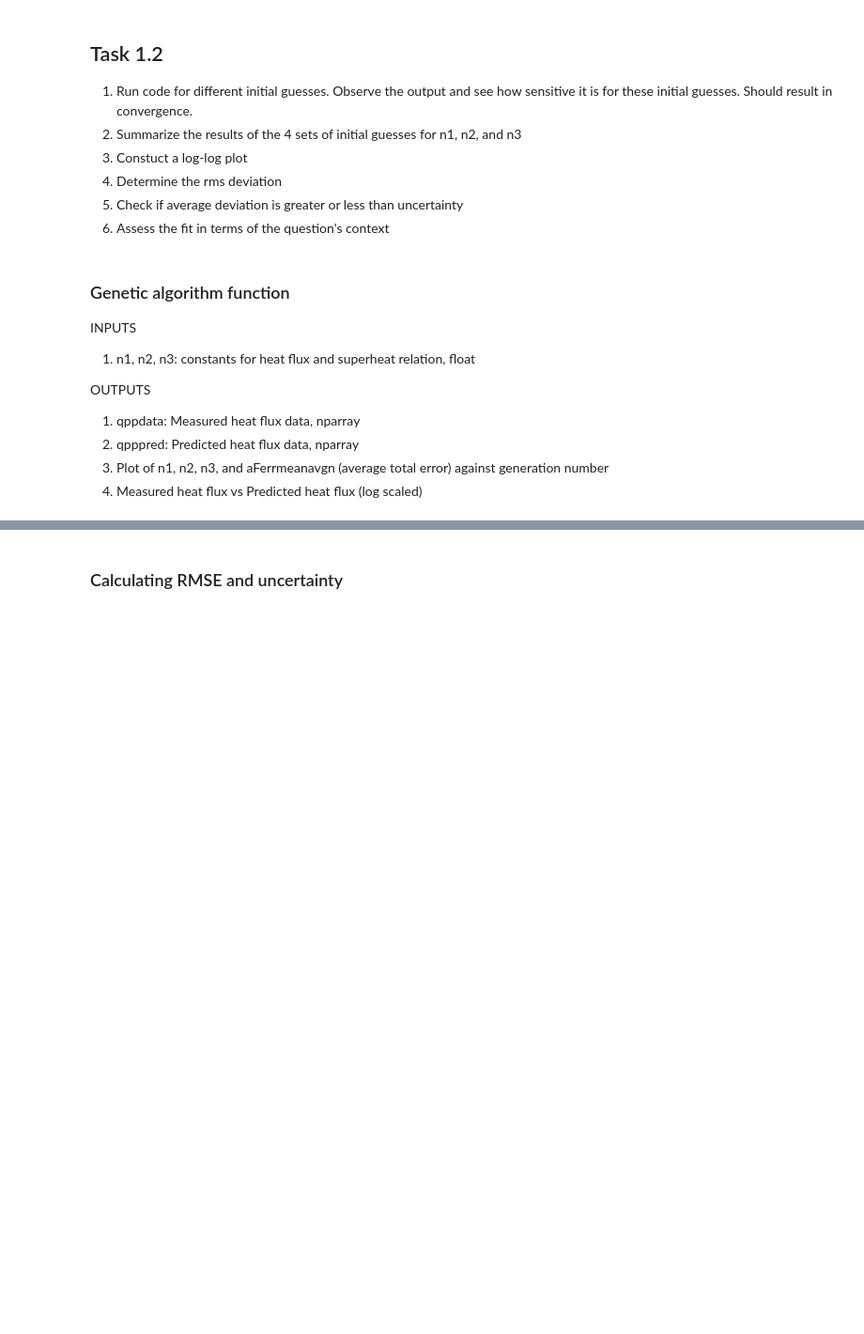
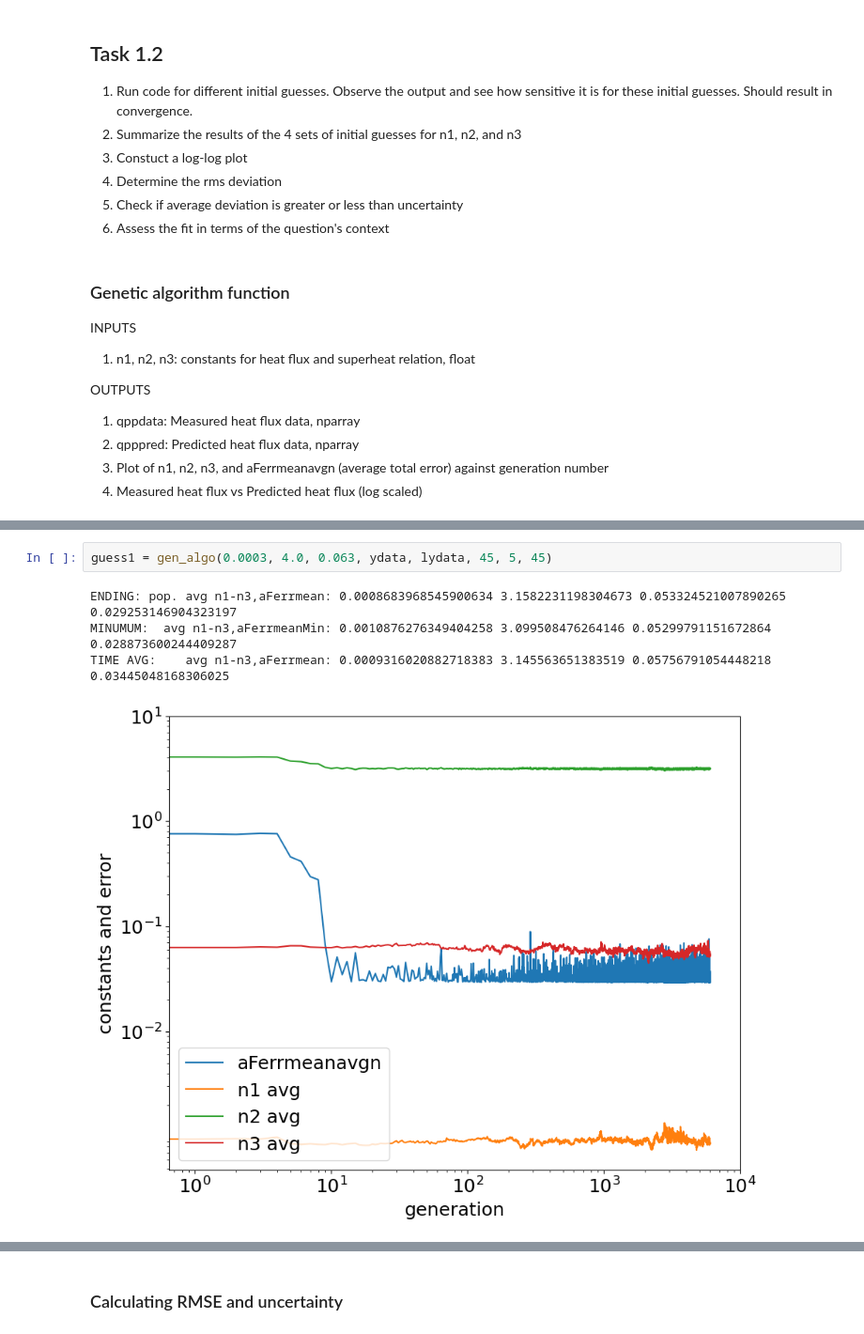
Before and after one commit to shawnkchan/ME249_P1, a Jupyter notebook: Projects/P1/Current/Task1.ipynb, the cells around one changed output, grey strips where cells are left out. Shown at 94% size. Cells and saved outputs as stored; diff of their text form; blank space fills up the shorter version.

```diff
--- a/Projects/P1/Current/Task1.ipynb
+++ b/Projects/P1/Current/Task1.ipynb
@@ -594,0 +636,7 @@ TIME AVG:    avg n1-n3,aFerrmean: 0.00038936044281631264 3.38143907175324 0.0604
+# %%
+guess1 = gen_algo(0.0003, 4.0, 0.063, ydata, lydata, 45, 5, 45)
+# %% [output]
+ENDING: pop. avg n1-n3,aFerrmean: 0.0008683968545900634 3.1582231198304673 0.053324521007890265 0.029253146904323197
+MINUMUM:  avg n1-n3,aFerrmeanMin: 0.0010876276349404258 3.099508476264146 0.05299791151672864 0.028873600244409287
+TIME AVG:    avg n1-n3,aFerrmean: 0.0009316020882718383 3.145563651383519 0.05756791054448218 0.03445048168306025
+[figure, added]
```
Also changed, not shown: parts of 19 cells of this notebook, 4 other files.
